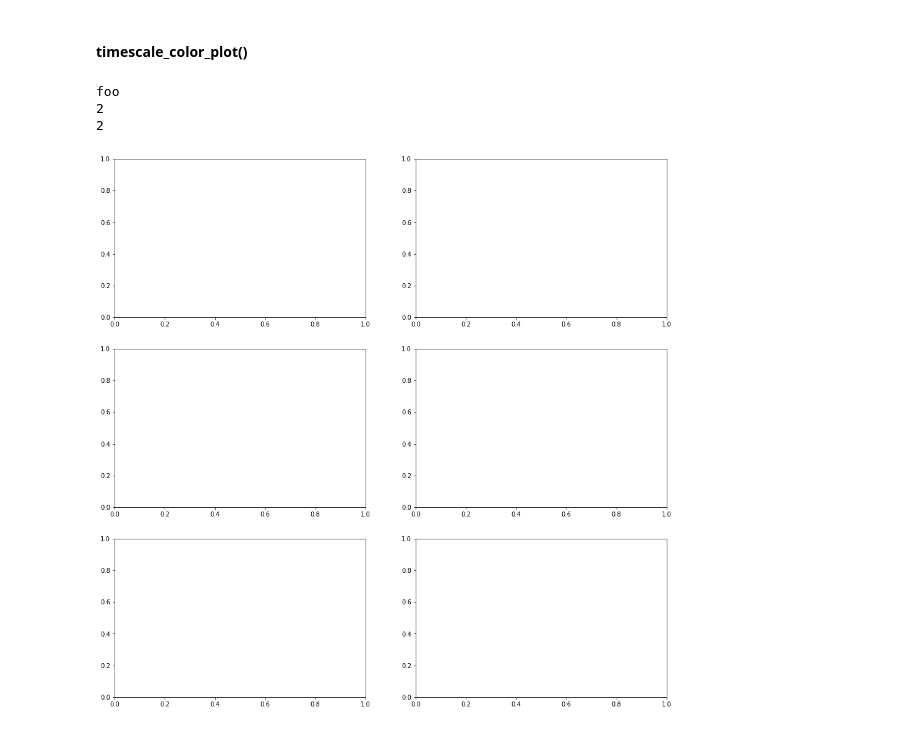
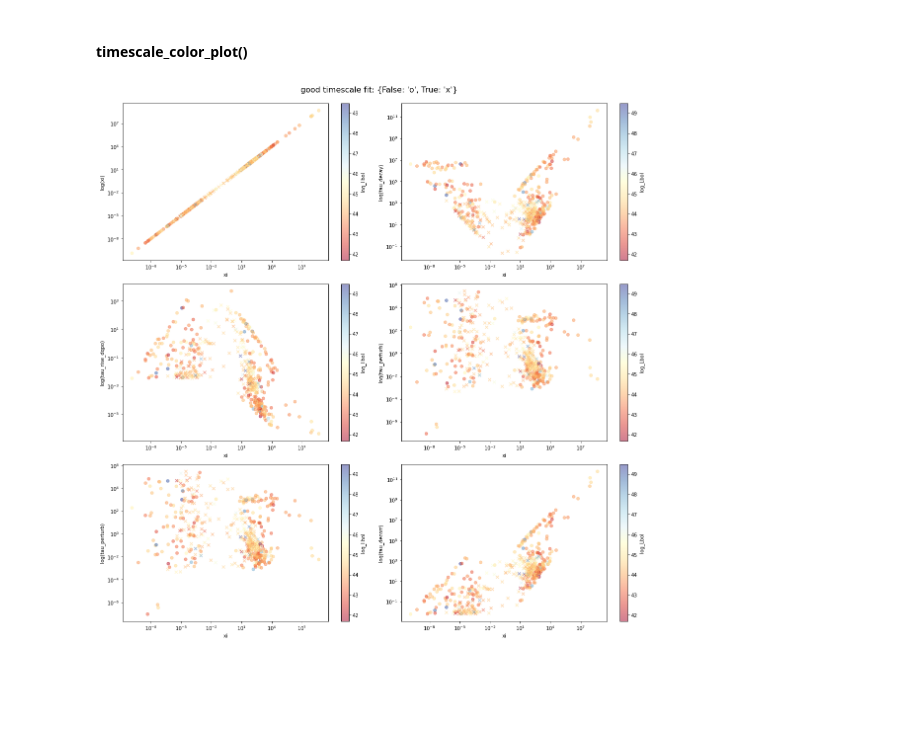
Before and after one commit to TrickyArmyMan/astro-research, a Jupyter notebook: JupyterLab/fp/FP_AGN_CarmaFigures.ipynb, the cells around one changed output. Cells and saved outputs as stored; diff of their text form; code cells hidden in the pictures; blank space fills up the shorter version.

```diff
--- a/JupyterLab/fp/FP_AGN_CarmaFigures.ipynb
+++ b/JupyterLab/fp/FP_AGN_CarmaFigures.ipynb
@@ -579,9 +624,14 @@ def timescale_color_plot(dataframe, x_ax, c_ax, name='', log_x=False, log_c=Fals
 # %%
-c_ax = 'log_Lbol'
+################################
+################################
+#
+# THIS CELL IS FOR TESTING timescale_color_plot()
+#
+################################
+################################
 
-timescale_color_plot(agn_dataframe, 'xi', x_ax, f'FP_{filter_type}_timescales_xi_{x_ax}', log_x=True, log_c=True, marker=[['.', 'x'], 'good timescale fit'], alpha=0.5)
+x_ax = 'log_Lbol'
+
+timescale_color_plot(agn_dataframe, 'xi', x_ax, log_x=True, log_c=False, marker=[[], 'good timescale fit'], alpha=0.5)
 # %% [output]
-foo
-2
-2
-[figure, old version]
+[figure, new version]
```
Also changed, not shown: parts of 5 cells of this notebook.
